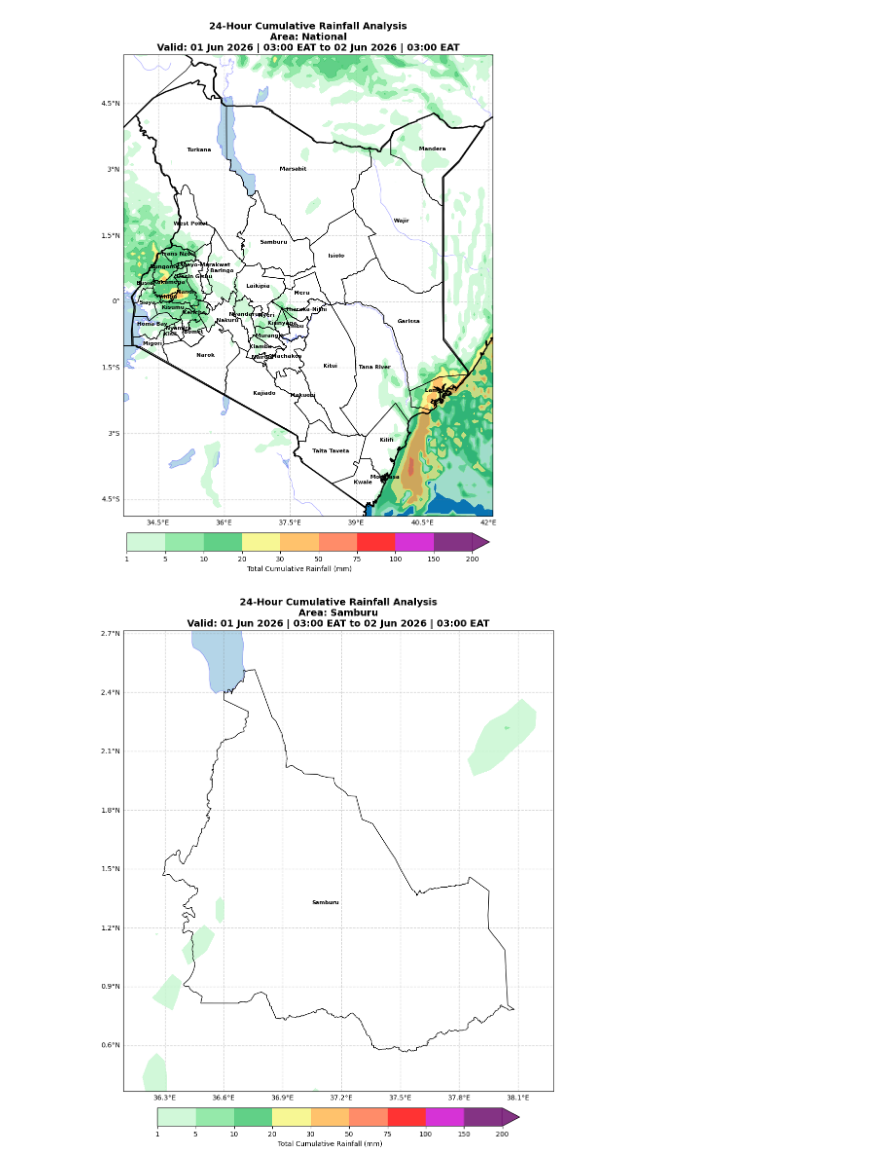
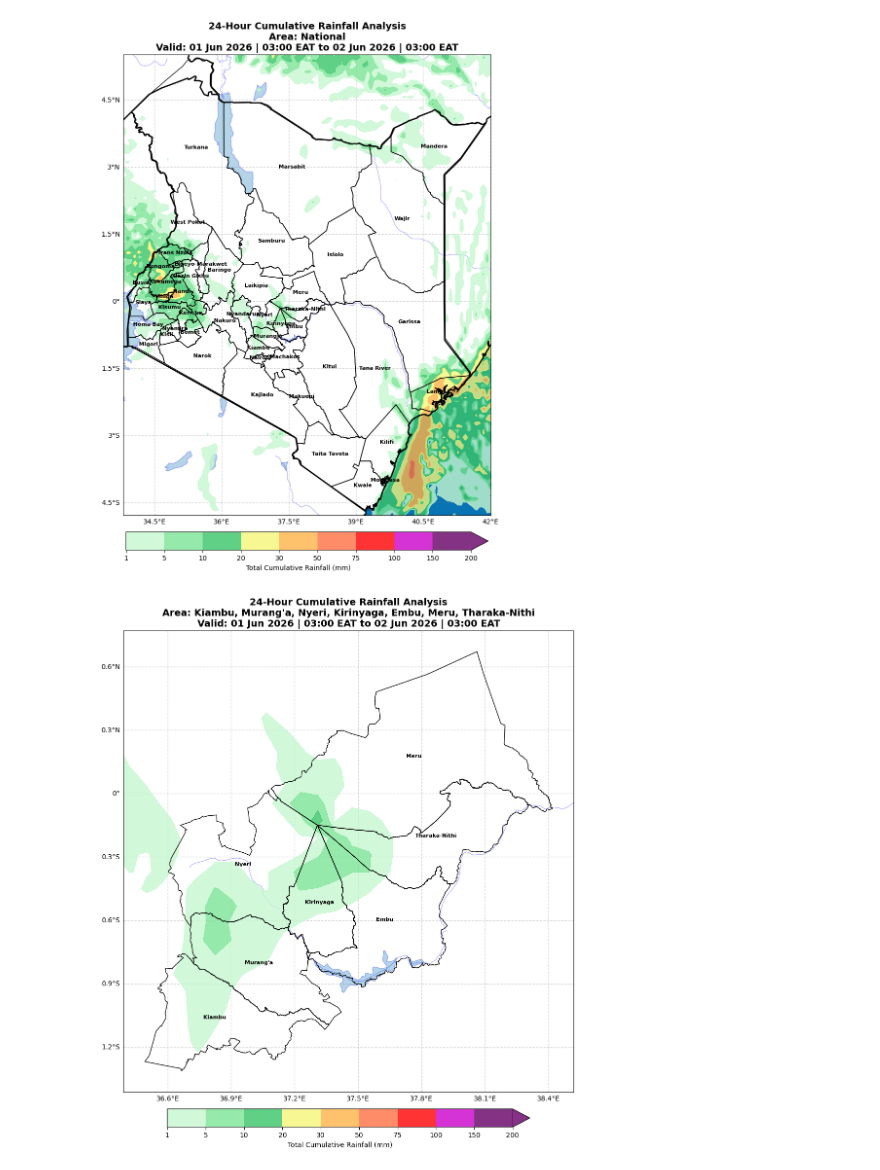
Before and after one commit to Erickpython/wrf_python, a Jupyter notebook: Professional Level_Plots/Specific_rainfall.ipynb, the cells around one changed output. Cells and saved outputs as stored; diff of their text form; code cells hidden in the pictures.

Commit message:
CENTARL REGION PLOTING

```diff
--- a/Professional Level_Plots/Specific_rainfall.ipynb
+++ b/Professional Level_Plots/Specific_rainfall.ipynb
@@ -56,7 +56,7 @@ def run_filtered_rainfall(wrf_path, selected_counties=None):
     # Dynamic Extent: Zoom to selected counties with a small buffer
     bounds = counties.total_bounds  # [minx, miny, maxx, maxy]
     lon_min, lat_min, lon_max, lat_max = bounds
-    buffer = 0.2
+    buffer = 0.1  # degrees buffer for better visualization
     extent = [lon_min - buffer, lon_max + buffer, lat_min - buffer, lat_max + buffer]
 
     # --- 2. RAINFALL CALCULATION ---
@@ -136,14 +136,15 @@ run_filtered_rainfall(
     selected_counties=[]
 )
 # %% [output]
-[figure, old version]
+[figure, new version]
 # %%
+# central region
 run_filtered_rainfall(
     wrf_path="/home/erickwambugu/WRF/run/wrfout_d01_2026-06-01_00:00:00",
-    selected_counties=["Samburu"]
+    selected_counties=["Kiambu", "Murang'a", "Nyeri", "Kirinyaga", "Embu", "Meru", "Tharaka-Nithi"]
 )
 # %% [output]
-[figure, old version]
+[figure, new version]
 # %%
 run_filtered_rainfall(
     wrf_path="/home/erickwambugu/WRF/run/wrfout_d01_2026-06-01_00:00:00",
```
Also changed, not shown: parts of 3 cells of this notebook.
